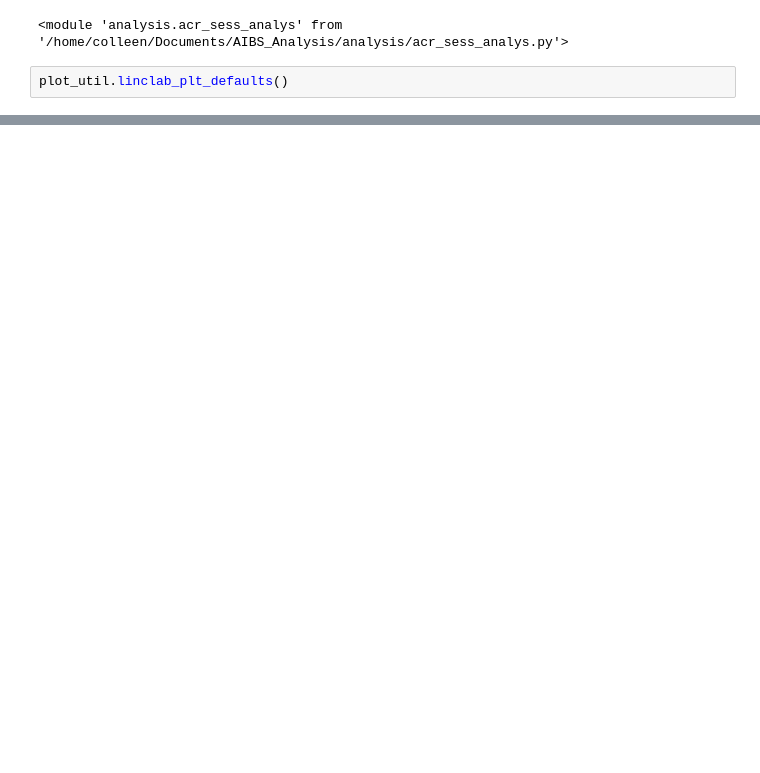
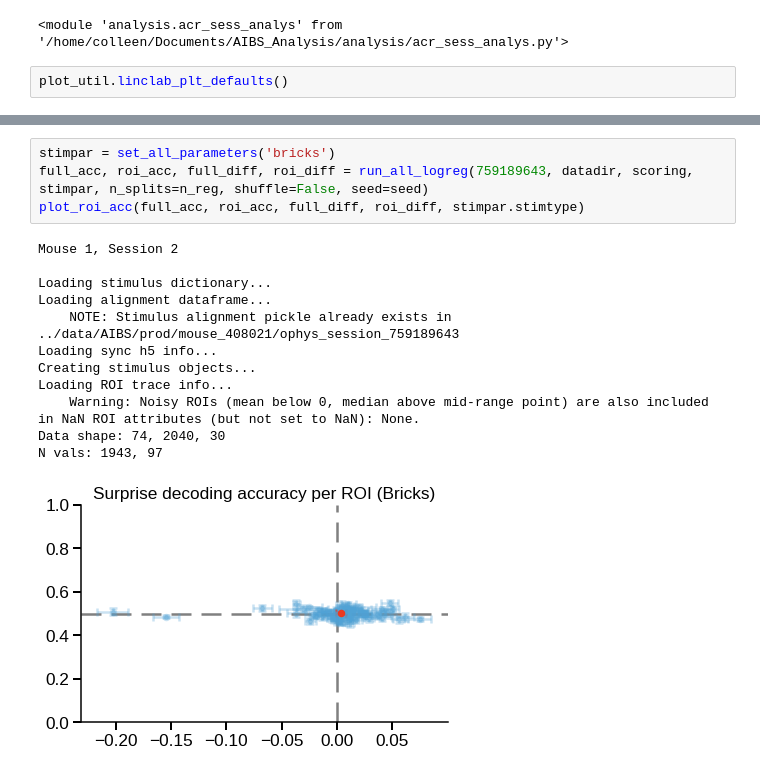
Before and after one commit to colleenjg/OpenScope_CA_Analysis, a Jupyter notebook: dev_notebook.ipynb, the cells around one changed output, grey strips where cells are left out. Drawn from its saved outputs; the diff is of its cells as text; blank space fills up the shorter version.

```diff
--- a/dev_notebook.ipynb
+++ b/dev_notebook.ipynb
@@ -110,0 +213,17 @@ Relative high median: [87]
+# %%
+stimpar = set_all_parameters('bricks')
+full_acc, roi_acc, full_diff, roi_diff = run_all_logreg(759189643, datadir, scoring, stimpar, n_splits=n_reg, shuffle=False, seed=seed)
+plot_roi_acc(full_acc, roi_acc, full_diff, roi_diff, stimpar.stimtype)
+# %% [output]
+Mouse 1, Session 2
+
+Loading stimulus dictionary...
+Loading alignment dataframe...
+    NOTE: Stimulus alignment pickle already exists in ../data/AIBS/prod/mouse_408021/ophys_session_759189643
+Loading sync h5 info...
+Creating stimulus objects...
+Loading ROI trace info...
+    Warning: Noisy ROIs (mean below 0, median above mid-range point) are also included in NaN ROI attributes (but not set to NaN): None.
+Data shape: 74, 2040, 30
+N vals: 1943, 97
+[figure, added]
```
Also changed, not shown: parts of 21 cells of this notebook, 15 other files.
